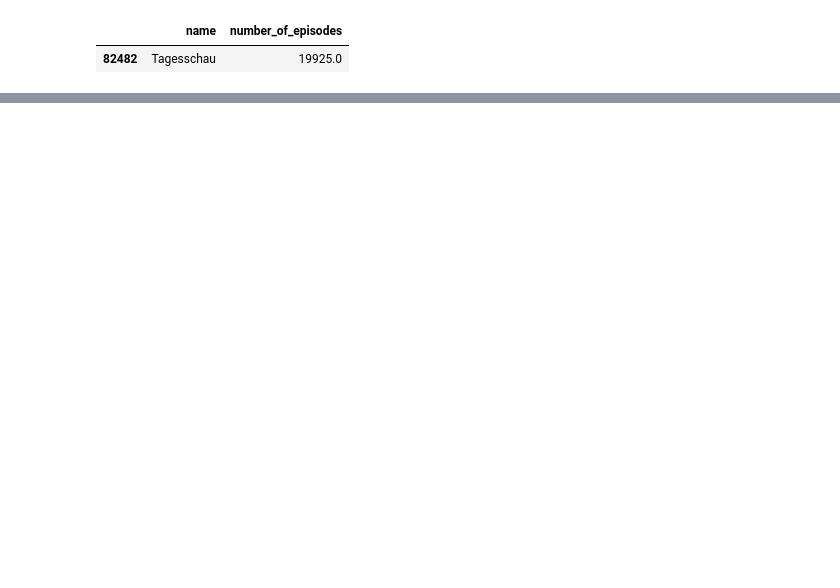
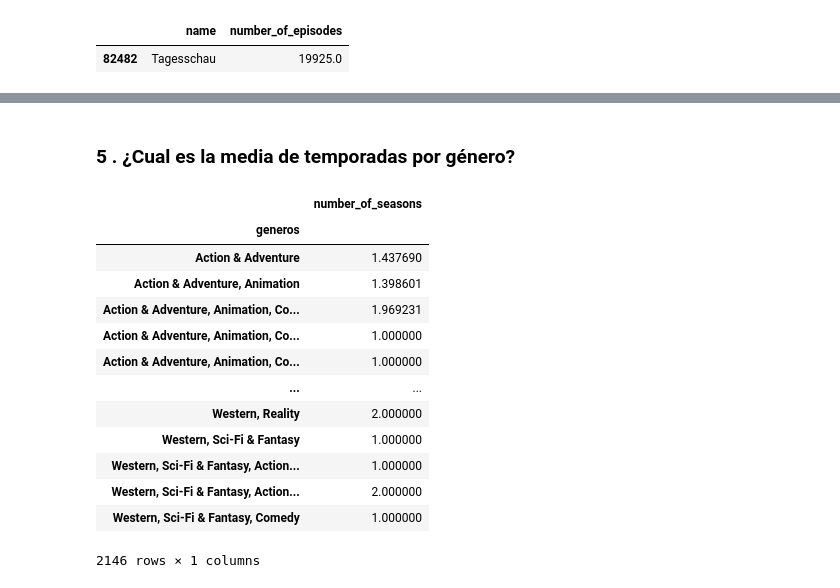
Before and after one commit to GammaTechData/Challenge-3_Limpieza-con-Pandas, a Jupyter notebook: main.ipynb, the cells around one changed output, grey strips where cells are left out. Saved outputs shown, nothing was run; the diff lists cells and outputs as text; code cells hidden in the pictures; blank space fills up the shorter version.

```diff
--- a/main.ipynb
+++ b/main.ipynb
@@ -319,0 +361,19 @@ TypeError: 'float' object is not subscriptable
+# %% [markdown]
+### 5 . ¿Cual es la media de temporadas por género?
+# %%
+tvs_df.groupby("generos").agg({"number_of_seasons": 'mean'})
+# %% [output]
+|  | number_of_seasons |
+| generos |  |
+| Action & Adventure | 1.437690 |
+| Action & Adventure, Animation | 1.398601 |
+| Action & Adventure, Animation, Co... | 1.969231 |
+| Action & Adventure, Animation, Co... | 1.000000 |
+| Action & Adventure, Animation, Co... | 1.000000 |
+| ... | ... |
+| Western, Reality | 2.000000 |
+| Western, Sci-Fi & Fantasy | 1.000000 |
+| Western, Sci-Fi & Fantasy, Action... | 1.000000 |
+| Western, Sci-Fi & Fantasy, Action... | 2.000000 |
+| Western, Sci-Fi & Fantasy, Comedy | 1.000000 |
+2146 rows × 1 columns
```
Also changed, not shown: parts of 41 cells of this notebook, 1 other file.
